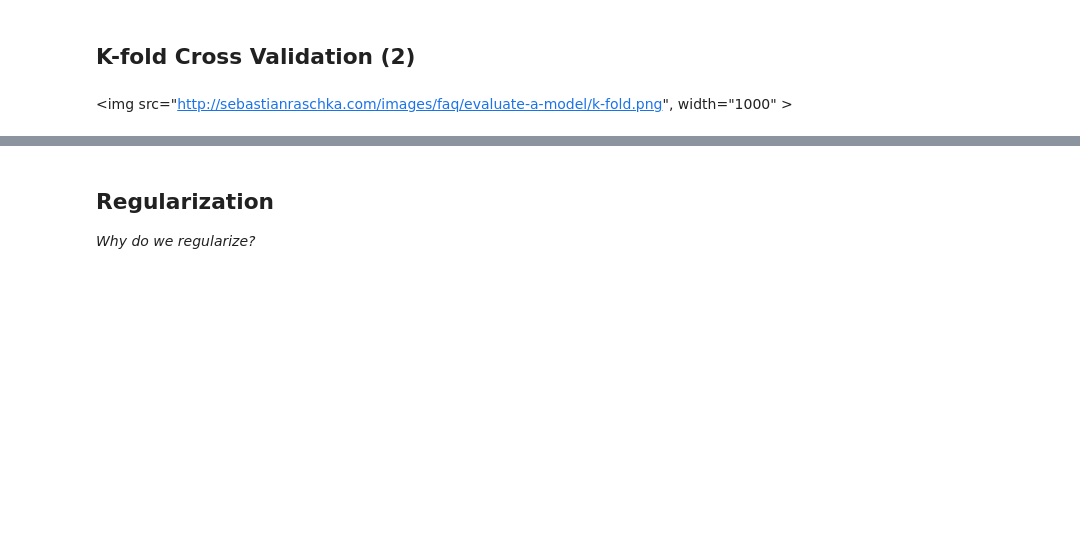
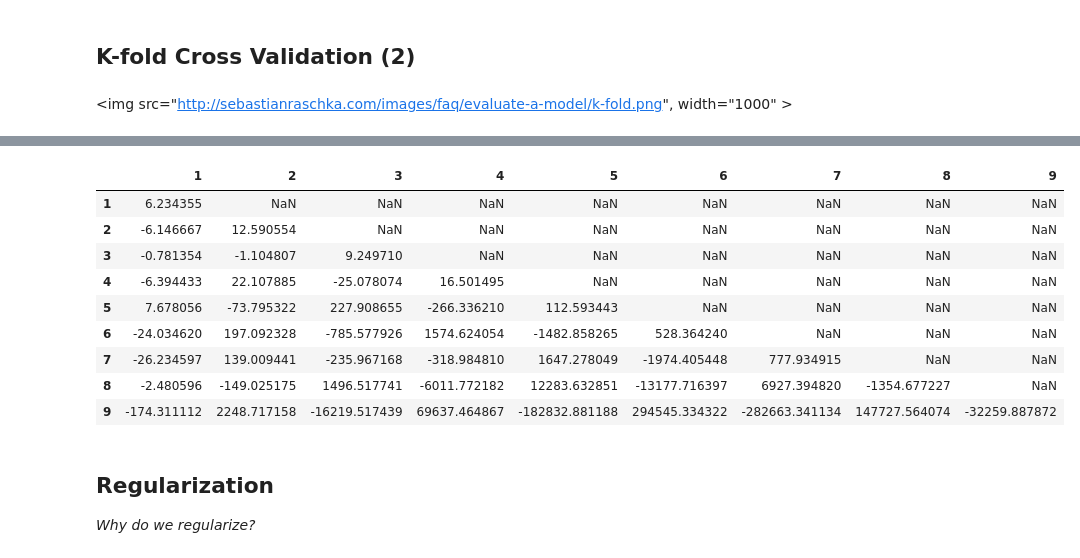
Before and after one commit to abjer/sds2017, a Jupyter notebook: slides/causal_supervised.ipynb, the cells around one changed output, grey strips where cells are left out. Cells and saved outputs as stored; diff of their text form; code cells hidden in the pictures; blank space fills up the shorter version.

```diff
--- a/slides/causal_supervised.ipynb
+++ b/slides/causal_supervised.ipynb
@@ -649,3 +713,16 @@ ax.set_yscale('log')
+# %%
+pd.concat(coef_CV,1).T
+# %% [output]
+|  | 1 | 2 | 3 | 4 | 5 | 6 | 7 | 8 | 9 |
+| 1 | 6.234355 | NaN | NaN | NaN | NaN | NaN | NaN | NaN | NaN |
+| 2 | -6.146667 | 12.590554 | NaN | NaN | NaN | NaN | NaN | NaN | NaN |
+| 3 | -0.781354 | -1.104807 | 9.249710 | NaN | NaN | NaN | NaN | NaN | NaN |
+| 4 | -6.394433 | 22.107885 | -25.078074 | 16.501495 | NaN | NaN | NaN | NaN | NaN |
+| 5 | 7.678056 | -73.795322 | 227.908655 | -266.336210 | 112.593443 | NaN | NaN | NaN | NaN |
+| 6 | -24.034620 | 197.092328 | -785.577926 | 1574.624054 | -1482.858265 | 528.364240 | NaN | NaN | NaN |
+| 7 | -26.234597 | 139.009441 | -235.967168 | -318.984810 | 1647.278049 | -1974.405448 | 777.934915 | NaN | NaN |
+| 8 | -2.480596 | -149.025175 | 1496.517741 | -6011.772182 | 12283.632851 | -13177.716397 | 6927.394820 | -1354.677227 | NaN |
+| 9 | -174.311112 | 2248.717158 | -16219.517439 | 69637.464867 | -182832.881188 | 294545.334322 | -282663.341134 | 147727.564074 | -32259.887872 |
 # %% [markdown]
 ## Regularization
 
```
Also changed, not shown: parts of 45 cells of this notebook, 1 other file.
